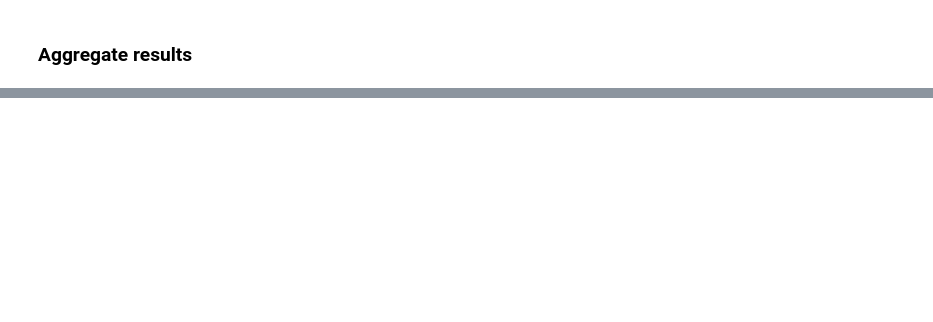
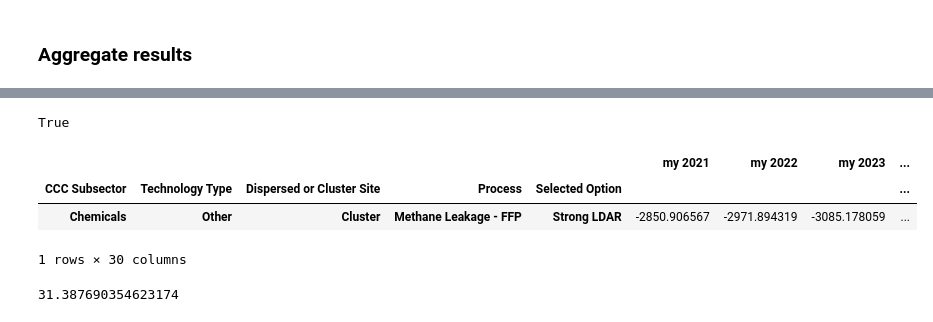
Before and after one commit to thecccuk/sector_databook_conversion, a Jupyter notebook: nzip/nb.ipynb, the cells around one changed output, grey strips where cells are left out. Saved outputs shown, nothing was run; the diff lists cells and outputs as text; code cells hidden in the pictures; blank space fills up the shorter version.

```diff
--- a/nzip/nb.ipynb
+++ b/nzip/nb.ipynb
@@ -14,6 +14,8 @@ output_file = 'sd-industry-test.xlsx'
 df = nzip.load_nzip(nzip_path, sector_defs_path, sector)
 # %% [output]
 EE sectors in map but not NZIP: set(), EE sectors in NZIP but not map: {nan}
+# %%
+df = nzip.add_cols(df.copy())
 # %% [markdown]
 ### Measure level data
 # %%
@@ -197,0 +274,13 @@ with pd.ExcelWriter(output_file, mode='a', if_sheet_exists='replace') as writer:
+# %%
+process = df['Process'] == 'Methane Leakage - FFP'
+measure = df['Technology Type'] == 'Other'
+option = df['Selected Option'] == 'Strong LDAR'
+sector = df['Element_sector'] == 'Other Chemicals'
+clus = df['Dispersed or Cluster Site'] == 'Cluster'
+all_ = process & measure & option & sector & clus
+mydf = df.loc[all_].copy()
+# %%
+for y in nzip.YEARS:
+    mydf[f'my {y}'] = mydf[f'Cost Differential (£m) {y}'].copy() / (mydf[f'Total direct emissions abated (MtCO2e) {y}'].copy() + mydf[f'Total indirect emissions abated (MtCO2e) {y}'].copy())
+
+    mydf[f'my 2 {y}'] = mydf[f'Cost Differential (£m) {y}'].copy().sum() / (mydf[f'Total direct emissions abated (MtCO2e) {y}'].copy() + mydf[f'Total indirect emissions abated (MtCO2e) {y}'].copy()).sum()
@@ -197,0 +307,16 @@ with pd.ExcelWriter(output_file, mode='a', if_sheet_exists='replace') as writer:
+# %%
+'Technology Type' in df.columns
+# %% [output]
+True
+# %%
+total_emissions_cols = [f'my {y}' for y in nzip.YEARS]
+mydf.groupby(['CCC Subsector', 'Technology Type'] + nzip.CATEGORIES)[total_emissions_cols].sum()
+# %% [output]
+|  |  |  |  |  | my 2021 | my 2022 | my 2023 | ... |
+| CCC Subsector | Technology Type | Dispersed or Cluster Site | Process | Selected Option |  |  |  | ... |
+| Chemicals | Other | Cluster | Methane Leakage - FFP | Strong LDAR | -2850.906567 | -2971.894319 | -3085.178059 | ... |
+1 rows × 30 columns
+# %%
+mydf[f'Cost Differential (£m) {y}'].sum() / mydf[f'Total direct emissions abated (MtCO2e) {y}'].sum()
+# %% [output]
+31.387690354623174
```
Also changed, not shown: parts of 6 cells of this notebook, 1 other file.
